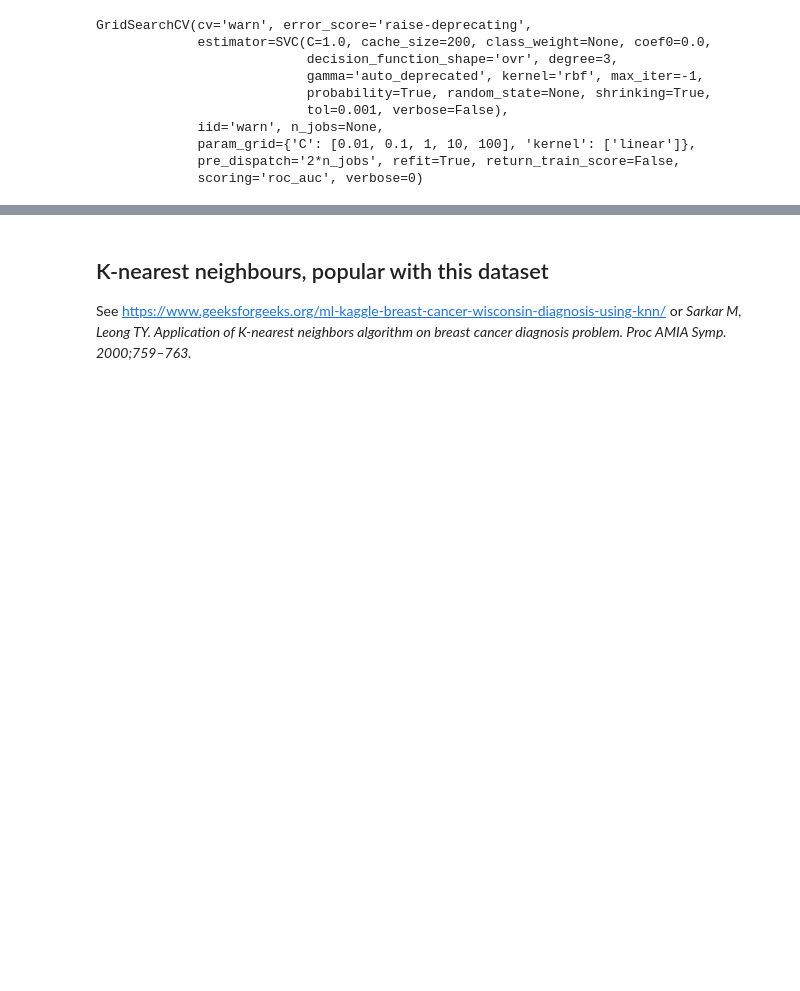
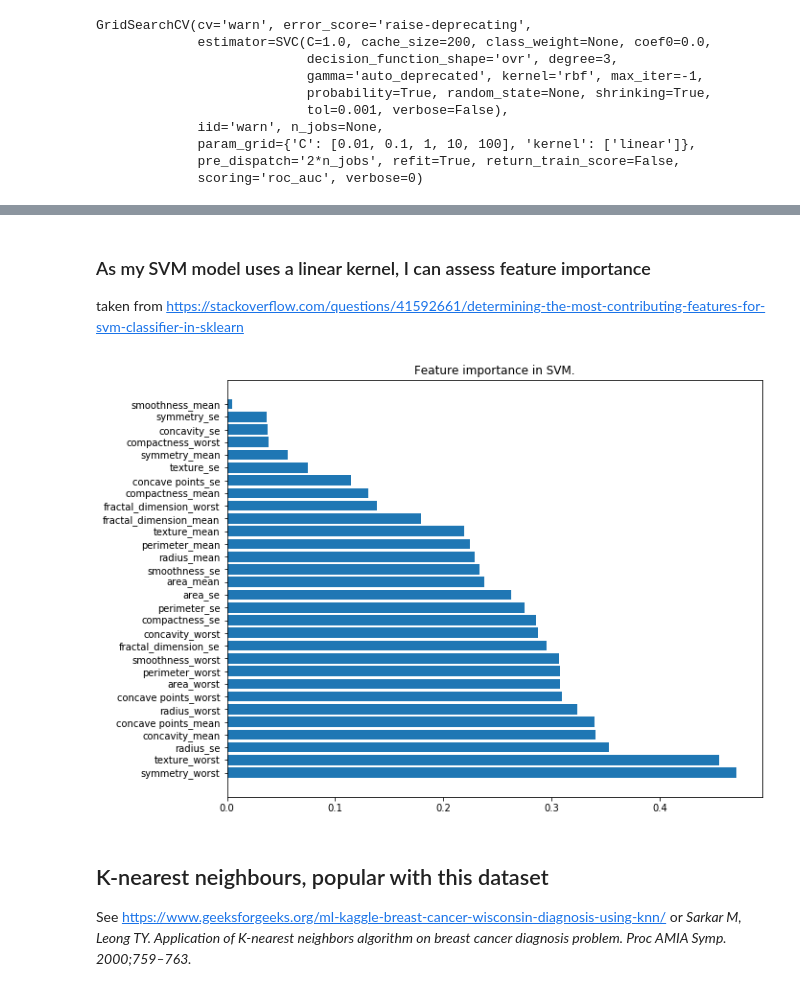
Before and after one commit to zuzanakovacsova/QB_DS_FinalProject, a Jupyter notebook: notebooks/Data analysis 1.ipynb, the cells around one changed output, grey strips where cells are left out. Cells and saved outputs as stored; diff of their text form; code cells hidden in the pictures; blank space fills up the shorter version.

Commit message:
Added feature importance

```diff
--- a/notebooks/Data analysis 1.ipynb
+++ b/notebooks/Data analysis 1.ipynb
@@ -192,3 +188,24 @@ print(recall_SVM)
+# %% [markdown]
+### As my SVM model uses a linear kernel, I can assess feature importance
+taken from https://stackoverflow.com/questions/41592661/determining-the-most-contributing-features-for-svm-classifier-in-sklearn
+# %%
+def f_importances(coef,estimator, names, top=-1):
+    imp = coef
+    imp, names = zip(*sorted(list(zip(imp, names))))
+
+    if top == -1:
+        top = len(names)
+    plt.figure(figsize=(10,8))
+    plt.barh(range(top), imp[::-1][0:top], align='center')
+    plt.yticks(range(top), names[::-1][0:top])
+    plt.title("Feature importance in {}.".format(estimator))
+    plt.show()
+
+features_names = list(df_processed.columns)
+model_SVM = grid_SVM.best_estimator_
+f_importances(abs(model_SVM.coef_[0]),"SVM", features_names, top=-1)
+# %% [output]
+[figure, added]
 # %% [markdown]
 ## K-nearest neighbours, popular with this dataset
 See https://www.geeksforgeeks.org/ml-kaggle-breast-cancer-wisconsin-diagnosis-using-knn/ or *Sarkar M, Leong TY. Application of K-nearest neighbors algorithm on breast cancer diagnosis problem. Proc AMIA Symp. 2000;759–763.*
```
Also changed, not shown: parts of 25 cells of this notebook.
